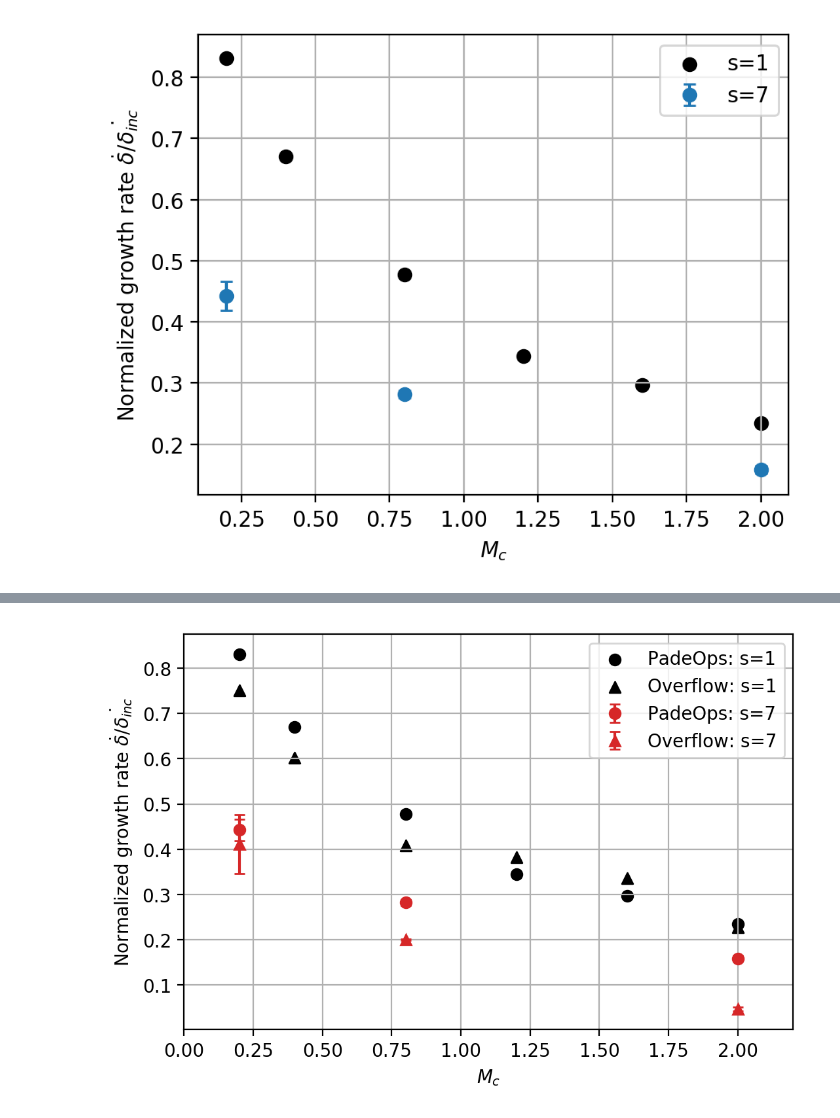
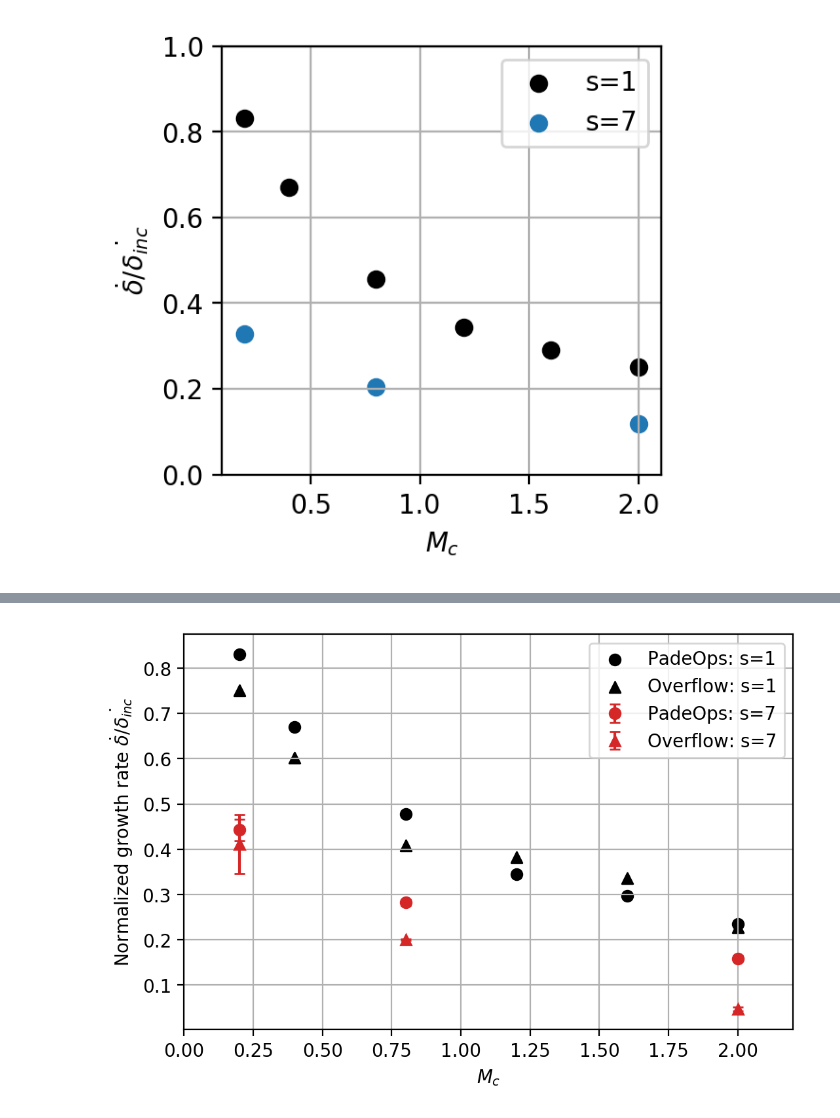
Before and after one commit to FPAL-Stanford-University/FloATPy, a Jupyter notebook: post/plot_growth_lit.ipynb, the cells around one changed output, grey strips where cells are left out. Cells and saved outputs as stored; diff of their text form; code cells hidden in the pictures.

```diff
--- a/post/plot_growth_lit.ipynb
+++ b/post/plot_growth_lit.ipynb
@@ -25,10 +25,10 @@ dtheta_inc = { #Brown & Roshko Fig. 15
 dtheta = {
     0.2: 0.8313409423823516,
     0.4: 0.6704432477570811,
-    0.8: 0.47733025,
+    0.8: 0.456550549109,
     1.2: 0.3444444444,
-    1.6: 0.29683613,
-    2.0: 0.23418328}
+    1.6: 0.291629202186,
+    2.0: 0.251843521922}
 
 # Computed as (dtheta/dtheta_inc)/tID
 dtheta_ovf0 = {
@@ -129,43 +118,40 @@ Text(0,0.5,'Normalized growth rate $\\dot{\\delta}/\\dot{\\delta_{inc}}$')
 # %%
 # Density ratio comparison
 
 dtheta_rr7 = {
-    0.2: 0.46688056333045164,
-    0.8: 0.2759129023598784,
-    2.0: 0.16464908257781502
+    0.2: 0.328048356838,
+    0.8: 0.204785171464,
+    2.0: 0.118529228172
 }
-dtheta_rr_7 = {
-    0.2: 0.41845482067134454,
-    0.8: 0.2876450364869774,
-    2.0: 0.1519875160790215
-}
+# dtheta_rr_7 = {
+#     0.2: 0.41845482067134454,
+#     0.8: 0.2876450364869774,
+#     2.0: 0.1519875160790215
+# }
 
 def merge_dicts(old1,old2):
     new = {}
     for i in range(3):
         key = old1.keys()[i]
         v1 = old1.values()[i]
         v2 = old2.values()[i]
         std = np.std([v1,v2])
         new[key] = [(v1+v2)/2.,std]
     return new
 
-rr = merge_dicts(dtheta_rr7,dtheta_rr_7)
+rr = dtheta_rr7#merge_dicts(dtheta_rr7,dtheta_rr_7)
 
-plt.figure(figsize=(5,4),dpi=200)
-plt.scatter(dtheta.keys(),dtheta.values(),marker='o',color='k',label='s=1')
-# plt.scatter(dtheta_rr_7.keys(),dtheta_rr_7.values(),marker='o',label='s=1/7')
-# plt.scatter(dtheta_rr7.keys(),dtheta_rr7.values(),marker='o',label='s=7')
-
-plt.errorbar(rr.keys(),[x[0] for x in rr.values()], yerr=[x[1] for x in rr.values()],fmt='o',label='s=7',capsize=3)
-
+plt.figure(figsize=(3,3),dpi=200)
 # Pantano
 # plt.plot(0.7,0.36,'^',color='C3',label='Pantano (2001)')
+plt.scatter(dtheta.keys(),dtheta.values(),marker='o',color='k',label='s=1')
+plt.scatter(rr.keys(),rr.values(),marker='o',label='s=7')
 
+plt.ylim([0,1])
+plt.grid(True)
 plt.xlabel('$M_c$')
-plt.ylabel('Normalized growth rate $\dot{\delta}/\dot{\delta_{inc}}$')
+plt.ylabel('$\dot{\delta}/\dot{\delta_{inc}}$')
 plt.legend()
-plt.grid(True)
 plt.savefig('/home/kmatsuno/ShearLayer_img/growth_rr.png',dpi=200, bbox_inches='tight')
 # %% [output]
-[figure, old version]
+[figure, new version]
```
Also changed, not shown: parts of 2 cells of this notebook, 34 other files.
